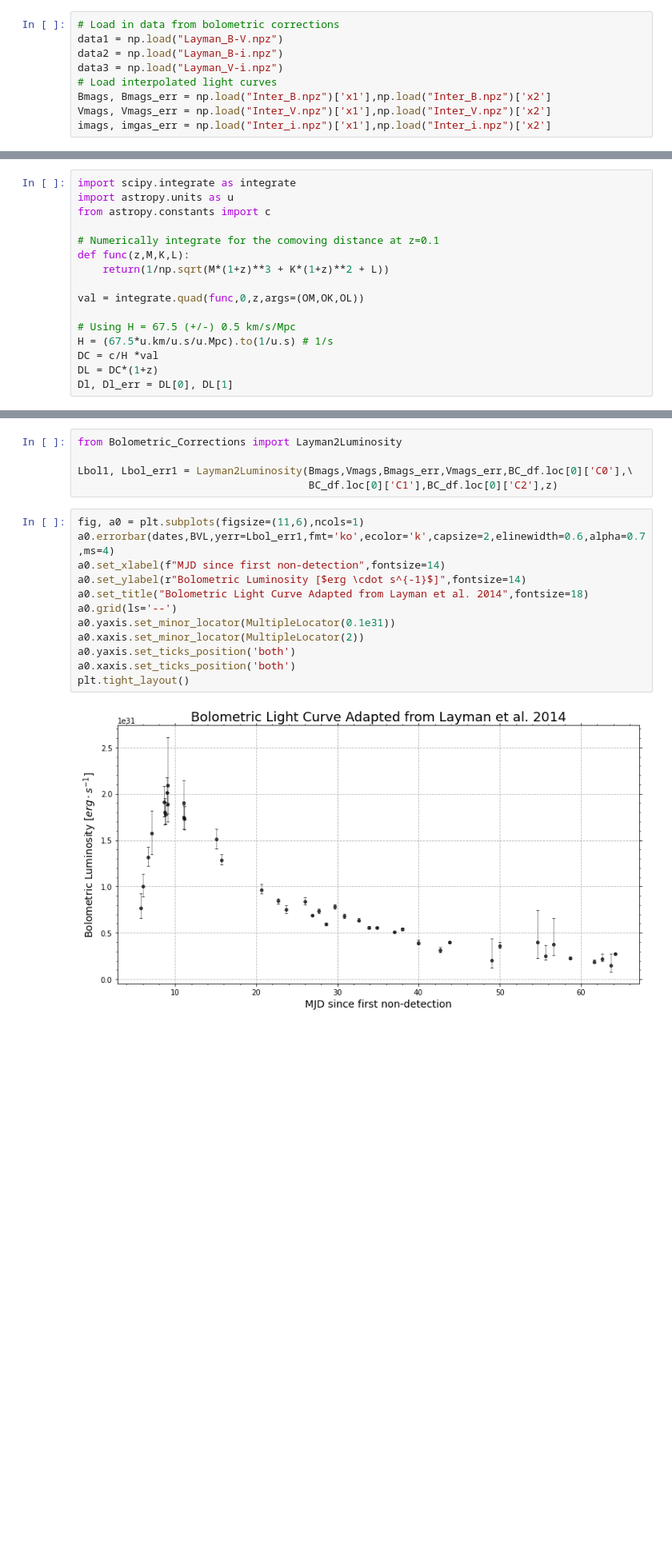
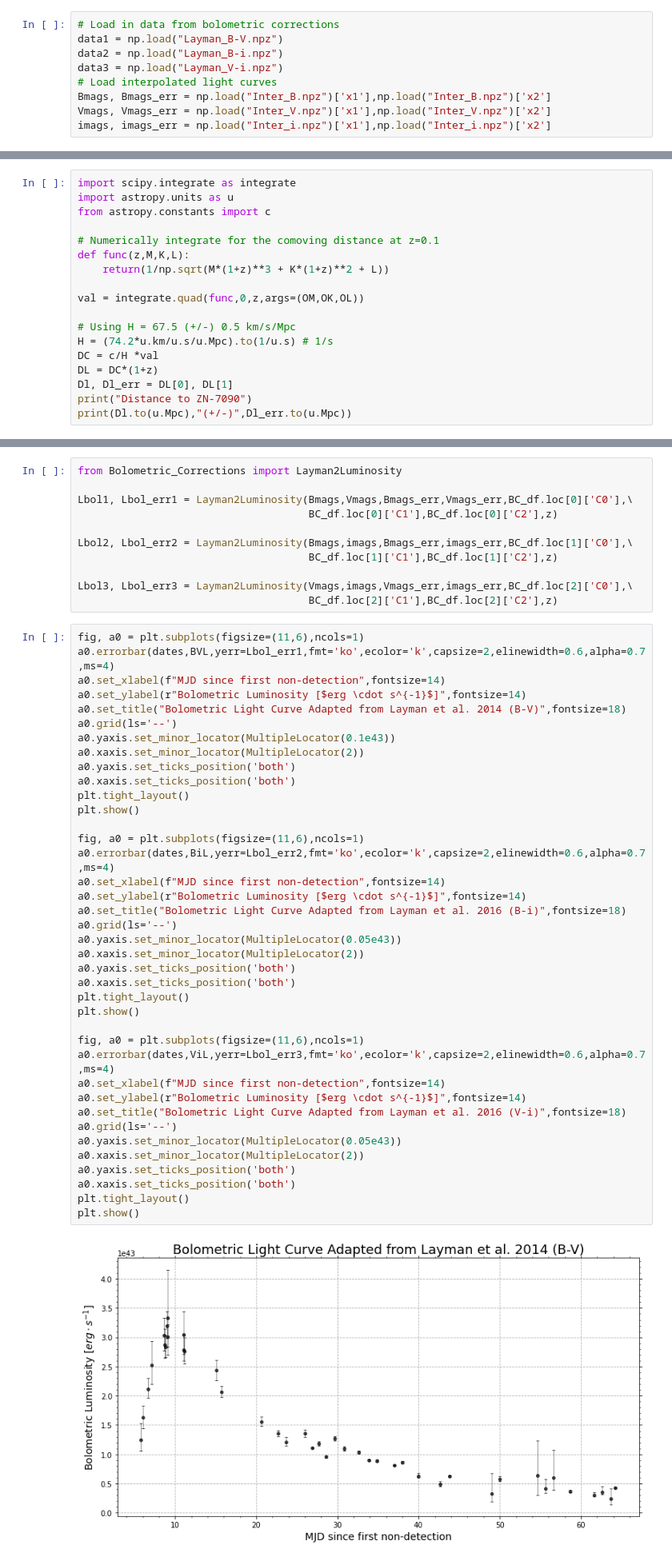
Before and after one commit to 159Patrick159/ZN-7090, a Jupyter notebook: Scripts/Light Curve Modelling.ipynb, the cells around one changed output, grey strips where cells are left out. Shown at 80% size. Saved outputs shown, nothing was run; the diff lists cells and outputs as text; blank space fills up the shorter version.

```diff
--- a/Scripts/Light Curve Modelling.ipynb
+++ b/Scripts/Light Curve Modelling.ipynb
@@ -15,7 +15,7 @@ data3 = np.load("Layman_V-i.npz")
 # Load interpolated light curves
 Bmags, Bmags_err = np.load("Inter_B.npz")['x1'],np.load("Inter_B.npz")['x2']
 Vmags, Vmags_err = np.load("Inter_V.npz")['x1'],np.load("Inter_V.npz")['x2']
-imags, imgas_err = np.load("Inter_i.npz")['x1'],np.load("Inter_i.npz")['x2']
+imags, imags_err = np.load("Inter_i.npz")['x1'],np.load("Inter_i.npz")['x2']
 # %%
 # Create pandas df for corrections
 BC_df = pd.DataFrame()
@@ -332,7 +333,9 @@ def func(z,M,K,L):
 val = integrate.quad(func,0,z,args=(OM,OK,OL))
 
 # Using H = 67.5 (+/-) 0.5 km/s/Mpc
-H = (67.5*u.km/u.s/u.Mpc).to(1/u.s) # 1/s
+H = (74.2*u.km/u.s/u.Mpc).to(1/u.s) # 1/s
 DC = c/H *val
 DL = DC*(1+z)
 Dl, Dl_err = DL[0], DL[1]
+print("Distance to ZN-7090")
+print(Dl.to(u.Mpc),"(+/-)",Dl_err.to(u.Mpc))
@@ -374,17 +383,50 @@ from Bolometric_Corrections import Layman2Luminosity
 
 Lbol1, Lbol_err1 = Layman2Luminosity(Bmags,Vmags,Bmags_err,Vmags_err,BC_df.loc[0]['C0'],\
                                      BC_df.loc[0]['C1'],BC_df.loc[0]['C2'],z)
+
+Lbol2, Lbol_err2 = Layman2Luminosity(Bmags,imags,Bmags_err,imags_err,BC_df.loc[1]['C0'],\
+                                     BC_df.loc[1]['C1'],BC_df.loc[1]['C2'],z)
+
+Lbol3, Lbol_err3 = Layman2Luminosity(Vmags,imags,Vmags_err,imags_err,BC_df.loc[2]['C0'],\
+                                     BC_df.loc[2]['C1'],BC_df.loc[2]['C2'],z)
 # %%
 fig, a0 = plt.subplots(figsize=(11,6),ncols=1)
 a0.errorbar(dates,BVL,yerr=Lbol_err1,fmt='ko',ecolor='k',capsize=2,elinewidth=0.6,alpha=0.7,ms=4)
 a0.set_xlabel(f"MJD since first non-detection",fontsize=14)
 a0.set_ylabel(r"Bolometric Luminosity [$erg \cdot s^{-1}$]",fontsize=14)
-a0.set_title("Bolometric Light Curve Adapted from Layman et al. 2014",fontsize=18)
+a0.set_title("Bolometric Light Curve Adapted from Layman et al. 2014 (B-V)",fontsize=18)
 a0.grid(ls='--')
-a0.yaxis.set_minor_locator(MultipleLocator(0.1e31))
+a0.yaxis.set_minor_locator(MultipleLocator(0.1e43))
 a0.xaxis.set_minor_locator(MultipleLocator(2))
 a0.yaxis.set_ticks_position('both')
 a0.xaxis.set_ticks_position('both')
 plt.tight_layout()
+plt.show()
+
+fig, a0 = plt.subplots(figsize=(11,6),ncols=1)
+a0.errorbar(dates,BiL,yerr=Lbol_err2,fmt='ko',ecolor='k',capsize=2,elinewidth=0.6,alpha=0.7,ms=4)
+a0.set_xlabel(f"MJD since first non-detection",fontsize=14)
+a0.set_ylabel(r"Bolometric Luminosity [$erg \cdot s^{-1}$]",fontsize=14)
+a0.set_title("Bolometric Light Curve Adapted from Layman et al. 2016 (B-i)",fontsize=18)
+a0.grid(ls='--')
+a0.yaxis.set_minor_locator(MultipleLocator(0.05e43))
+a0.xaxis.set_minor_locator(MultipleLocator(2))
+a0.yaxis.set_ticks_position('both')
+a0.xaxis.set_ticks_position('both')
+plt.tight_layout()
+plt.show()
+
+fig, a0 = plt.subplots(figsize=(11,6),ncols=1)
+a0.errorbar(dates,ViL,yerr=Lbol_err3,fmt='ko',ecolor='k',capsize=2,elinewidth=0.6,alpha=0.7,ms=4)
+a0.set_xlabel(f"MJD since first non-detection",fontsize=14)
+a0.set_ylabel(r"Bolometric Luminosity [$erg \cdot s^{-1}$]",fontsize=14)
+a0.set_title("Bolometric Light Curve Adapted from Layman et al. 2016 (V-i)",fontsize=18)
+a0.grid(ls='--')
+a0.yaxis.set_minor_locator(MultipleLocator(0.05e43))
+a0.xaxis.set_minor_locator(MultipleLocator(2))
+a0.yaxis.set_ticks_position('both')
+a0.xaxis.set_ticks_position('both')
+plt.tight_layout()
+plt.show()
 # %% [output]
-[figure, old version]
+[figure, new version]
```
Also changed, not shown: parts of 17 cells of this notebook.
